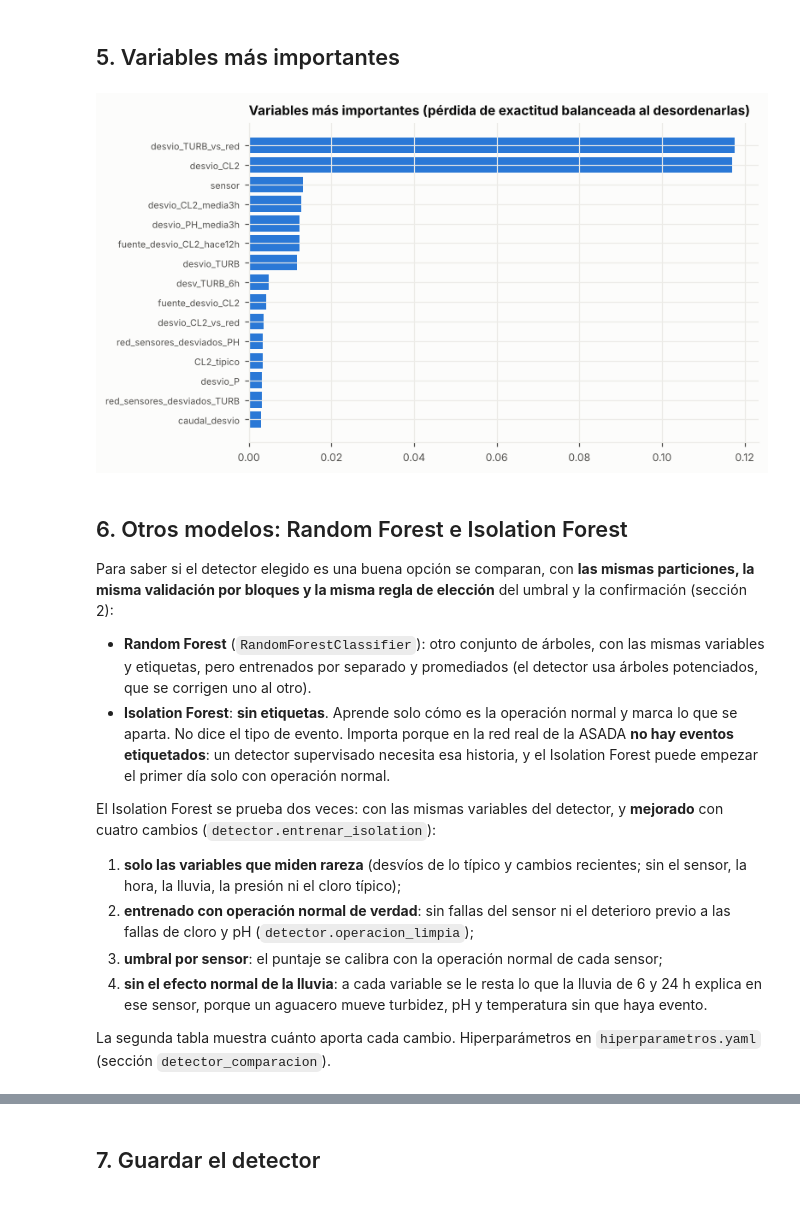
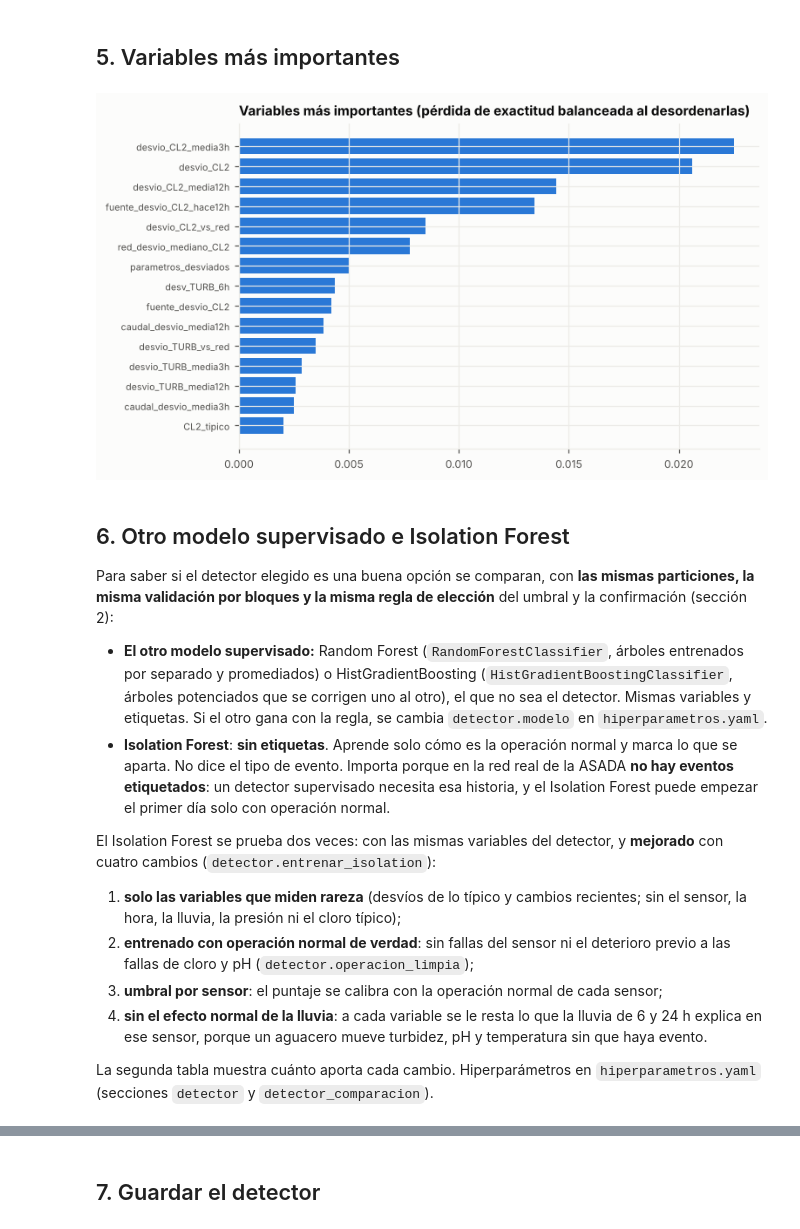
Before and after one commit to evproyectos/Modelo_calidad_agua, a Jupyter notebook: notebooks/07_detector_eventos.ipynb, the cells around one changed output, grey strips where cells are left out. Cells and saved outputs as stored; diff of their text form; code cells hidden in the pictures.

Commit message:
Detector de eventos con Random Forest (gana con 10 sensores); modelo elegible en hiperparametros.yaml

```diff
--- a/notebooks/07_detector_eventos.ipynb
+++ b/notebooks/07_detector_eventos.ipynb
@@ -380,28 +383,29 @@ no_det[["inicio", "tipo", "sensores_que_lo_ven"] + [c for c in no_det.columns if
 # %%
 import warnings
 from sklearn.inspection import permutation_importance
 warnings.filterwarnings("ignore", message="y_pred contains classes not in y_true")   # validación no tiene turbidez en la fuente
 muestra = tabla[val].sample(min(20000, int(val.sum())), random_state=0)
 muestra = pd.concat([muestra, tabla[val & (tabla["clase"] > 0).values]]).drop_duplicates()
-r_imp = permutation_importance(mod, muestra[X], muestra["clase"], n_repeats=3, random_state=0,
+r_imp = permutation_importance(mod, detector.entrada(mod, muestra[X]), muestra["clase"], n_repeats=3, random_state=0,
                                scoring="balanced_accuracy")
 imp = pd.Series(r_imp.importances_mean, index=X).sort_values(ascending=False).head(15)
 fig, ax = plt.subplots(figsize=(7, 4.4))
 ax.barh(imp.index[::-1], imp.values[::-1], color=COLORES[0])
 ax.set_title("Variables más importantes (pérdida de exactitud balanceada al desordenarlas)", fontsize=10)
 ax.tick_params(axis="y", labelsize=7)
 guardar(fig, "07_importancia_variables"); plt.show()
 # %% [output]
-[figure, old version]
+[figure, new version]
 # %% [markdown]
-## 6. Otros modelos: Random Forest e Isolation Forest
+## 6. Otro modelo supervisado e Isolation Forest
 
 Para saber si el detector elegido es una buena opción se comparan, con **las mismas particiones, la
 misma validación por bloques y la misma regla de elección** del umbral y la confirmación (sección 2):
 
-- **Random Forest** (`RandomForestClassifier`): otro conjunto de árboles, con las mismas variables
-  y etiquetas, pero entrenados por separado y promediados (el detector usa árboles potenciados,
-  que se corrigen uno al otro).
+- **El otro modelo supervisado:** Random Forest (`RandomForestClassifier`, árboles entrenados por
+  separado y promediados) o HistGradientBoosting (`HistGradientBoostingClassifier`, árboles
+  potenciados que se corrigen uno al otro), el que no sea el detector. Mismas variables y
+  etiquetas. Si el otro gana con la regla, se cambia `detector.modelo` en `hiperparametros.yaml`.
 - **Isolation Forest**: **sin etiquetas**. Aprende solo cómo es la operación normal y marca lo que
   se aparta. No dice el tipo de evento. Importa porque en la red real de la ASADA **no hay eventos
   etiquetados**: un detector supervisado necesita esa historia, y el Isolation Forest puede
@@ -419,7 +423,7 @@ con cuatro cambios (`detector.entrenar_isolation`):
    explica en ese sensor, porque un aguacero mueve turbidez, pH y temperatura sin que haya evento.
 
 La segunda tabla muestra cuánto aporta cada cambio. Hiperparámetros en `hiperparametros.yaml`
-(sección `detector_comparacion`).
+(secciones `detector` y `detector_comparacion`).
 # %%
 from sklearn.metrics import roc_auc_score
 
```
Also changed, not shown: parts of 14 cells of this notebook, 8 other files.
